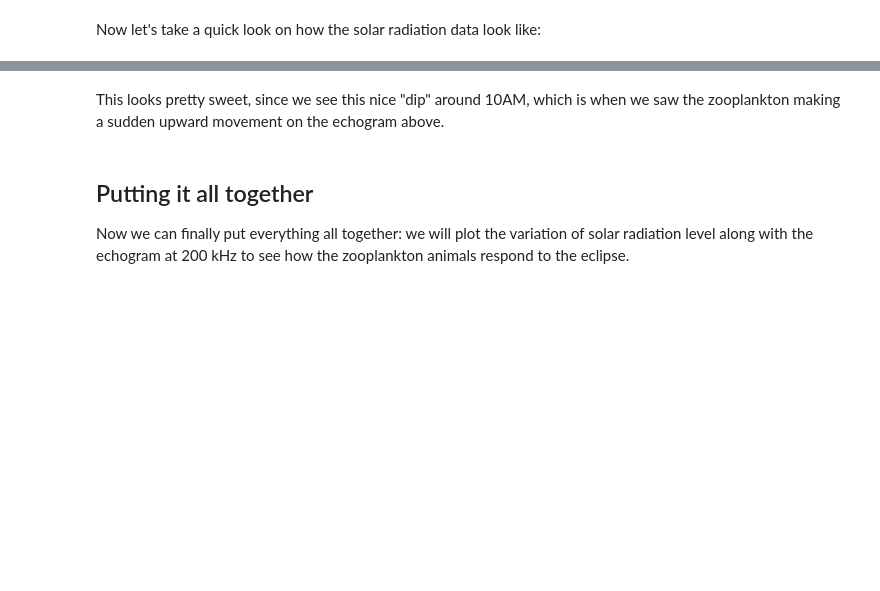
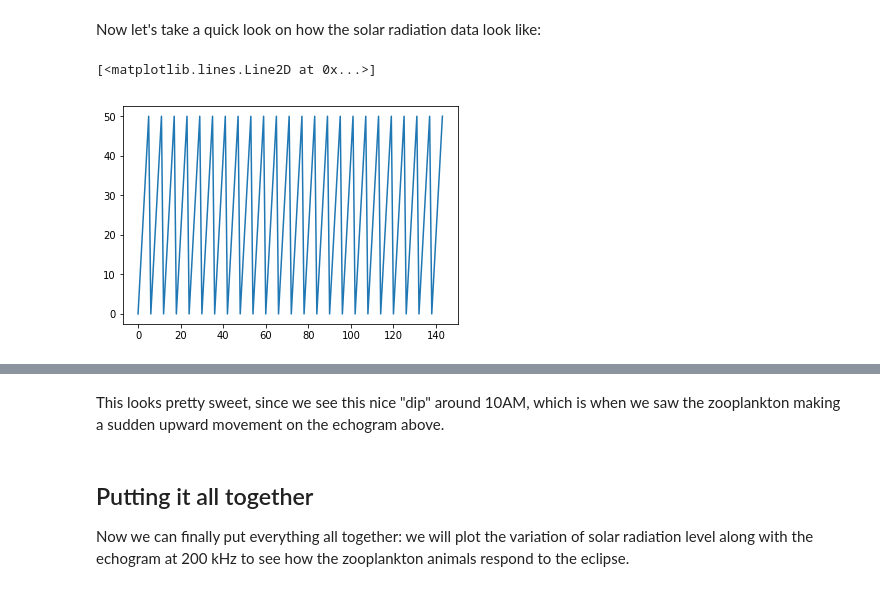
Before and after one commit to OSOceanAcoustics/echopype, a Jupyter notebook: notebooks/zpls_data_example.ipynb, the cells around one changed output, grey strips where cells are left out. Cells and saved outputs as stored; diff of their text form; code cells hidden in the pictures; blank space fills up the shorter version.

```diff
--- a/notebooks/zpls_data_example.ipynb
+++ b/notebooks/zpls_data_example.ipynb
@@ -209,7 +209,7 @@ Note that I put in kwarg `hr_offset=7` because the observation was done in PDT,
 %%time
 date_wanted = [dt.date(2017,8,21).strftime('%Y%m%d')]
 subset_params_names = ["hour_all","min_all","sec_all"]
-subset_params_vals = (range(24),range(0,54,2),[0])  # note we only subset for 54 mins
+subset_params_vals = (range(24),range(0,60,1),range(0,60,10))  # note we only subset for 54 mins
 subset_params = dict(zip(subset_params_names,subset_params_vals))
 edata_clean.subset_data(date_wanted,subset_params,hr_offset=7)   # subset data
 # %% [output]
@@ -379,2 +401,7 @@ idx_subset = subset_srad(srad_data,2017,8,21,subset_params['hour_all'],all_minut
 # %% [markdown]
 Now let's take a quick look on how the solar radiation data look like:
+# %%
+plt.plot(srad_data['mm'][idx_subset])
+# %% [output]
+[<matplotlib.lines.Line2D at 0x...>]
+[figure, added]
```
Also changed, not shown: parts of 13 cells of this notebook, 6 other files.
